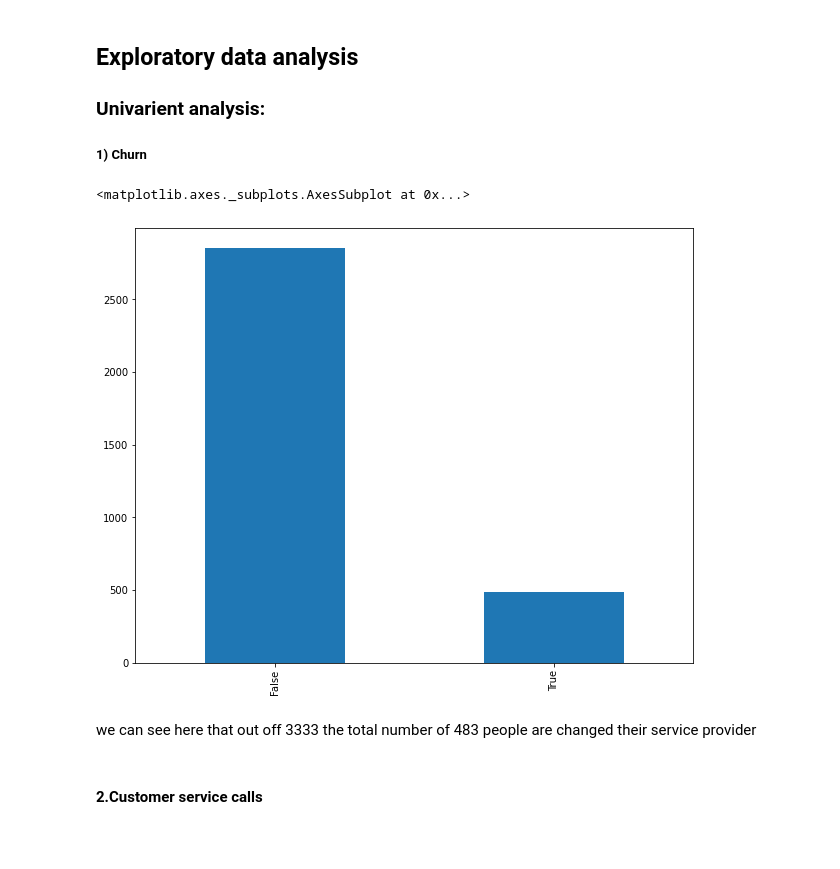
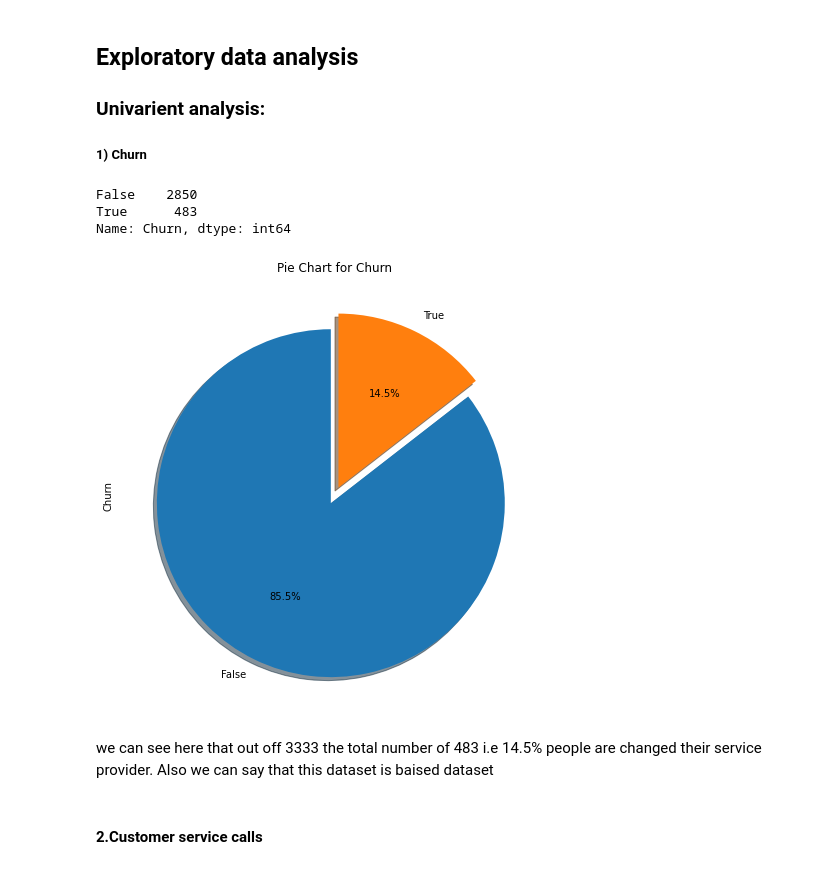
Before and after one commit to pavi-1994/telecom_churn_analysis, a Jupyter notebook: Telecom_Churn_Analysis_Capstone_Project.ipynb, the cells around one changed output. Drawn from its saved outputs; the diff is of its cells as text; code cells hidden in the pictures; blank space fills up the shorter version.

```diff
--- a/Telecom_Churn_Analysis_Capstone_Project.ipynb
+++ b/Telecom_Churn_Analysis_Capstone_Project.ipynb
@@ -175,12 +204,20 @@ dtype: int64
 
 ##### 1) **Churn**
 # %%
-telecom_df["Churn"].value_counts().plot(kind='bar')
+telecom_df["Churn"].value_counts()
 # %% [output]
-<matplotlib.axes._subplots.AxesSubplot at 0x...>
+False    2850
+True      483
+Name: Churn, dtype: int64
-[figure, removed]
+# %%
+#To get the pie Plot to analyze churn
+telecom_df['Churn'].value_counts().plot.pie(explode=[0.05,0.05], autopct='%1.1f%%',  startangle=90,shadow=True, figsize=(8,8))
+plt.title('Pie Chart for Churn')
+plt.show()
+# %% [output]
+[figure, added]
 # %% [markdown]
-we can see here that out off 3333 the total number of 483 people are changed their service provider
+we can see here that out off 3333 the total number of 483 i.e 14.5% people are changed their service provider. Also we can say that this dataset is baised dataset
 # %% [markdown]
 #### 2.**Customer service calls**
 # %%
```
Also changed, not shown: parts of 57 cells of this notebook.
